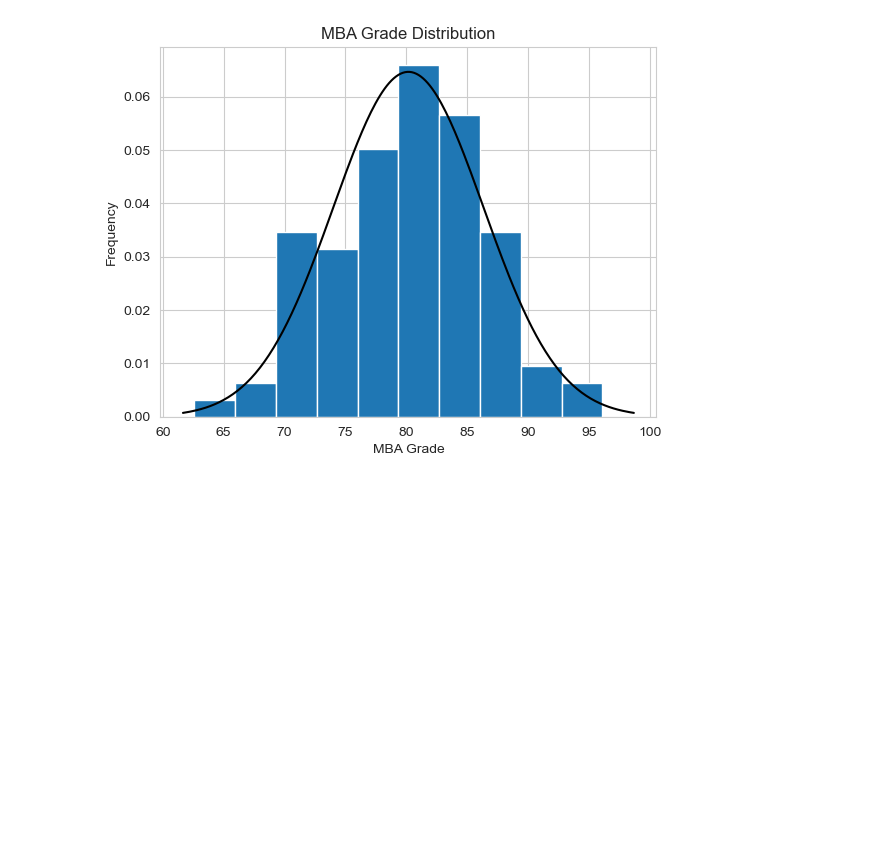
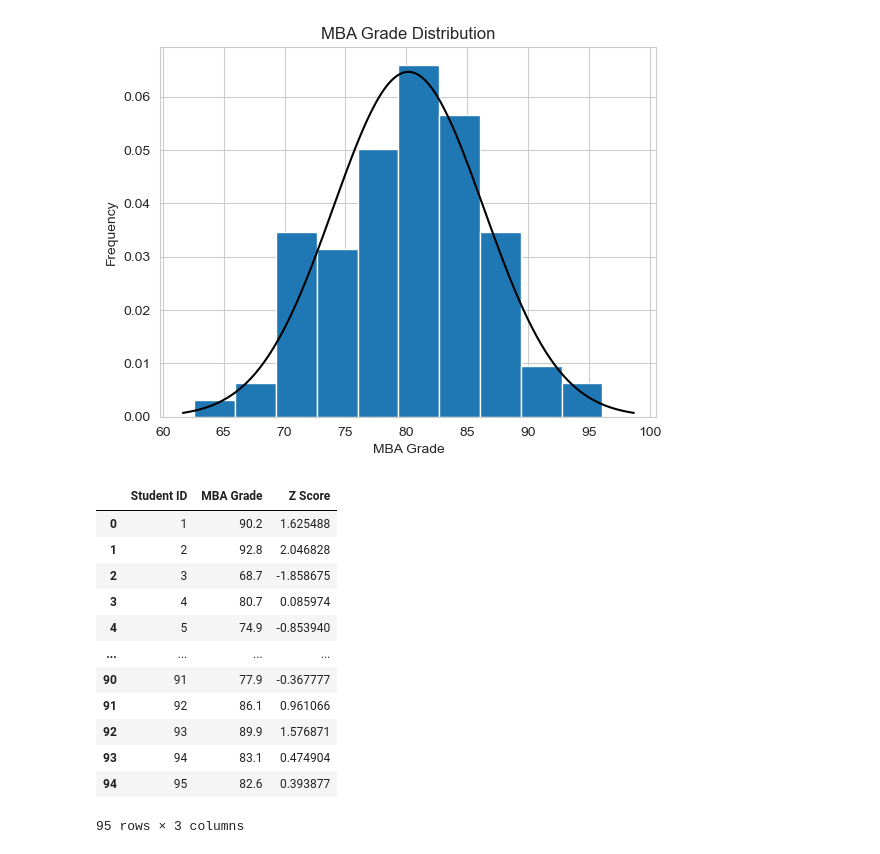
Before and after one commit to MeetPatel89/recruitment_analysis, a Jupyter notebook: dist.ipynb, the cells around one changed output. Saved outputs shown, nothing was run; the diff lists cells and outputs as text; code cells hidden in the pictures; blank space fills up the shorter version.

Commit message:
get z score for each student based on MBA grade

```diff
--- a/dist.ipynb
+++ b/dist.ipynb
@@ -65,3 +65,21 @@ student_grades["MBA Grade"].plot(kind="hist", bins=10, title="MBA Grade Distribu
 plt.show()
 # %% [output]
 [figure]
+# %%
+# get z score for each student
+student_grades["Z Score"] = (student_grades["MBA Grade"] - mean_grades)/std_dev_grades
+student_grades.loc[:, ["Student ID", "MBA Grade", "Z Score"]]
+# %% [output]
+|  | Student ID | MBA Grade | Z Score |
+| 0 | 1 | 90.2 | 1.625488 |
+| 1 | 2 | 92.8 | 2.046828 |
+| 2 | 3 | 68.7 | -1.858675 |
+| 3 | 4 | 80.7 | 0.085974 |
+| 4 | 5 | 74.9 | -0.853940 |
+| ... | ... | ... | ... |
+| 90 | 91 | 77.9 | -0.367777 |
+| 91 | 92 | 86.1 | 0.961066 |
+| 92 | 93 | 89.9 | 1.576871 |
+| 93 | 94 | 83.1 | 0.474904 |
+| 94 | 95 | 82.6 | 0.393877 |
+95 rows × 3 columns
```
